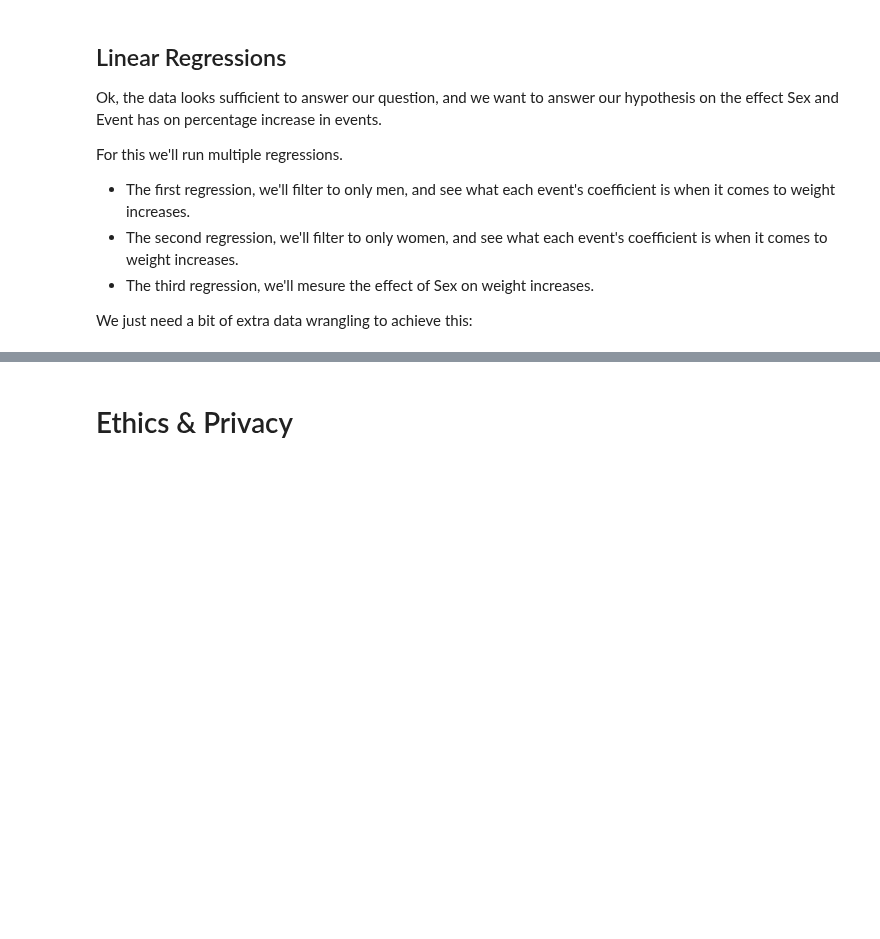
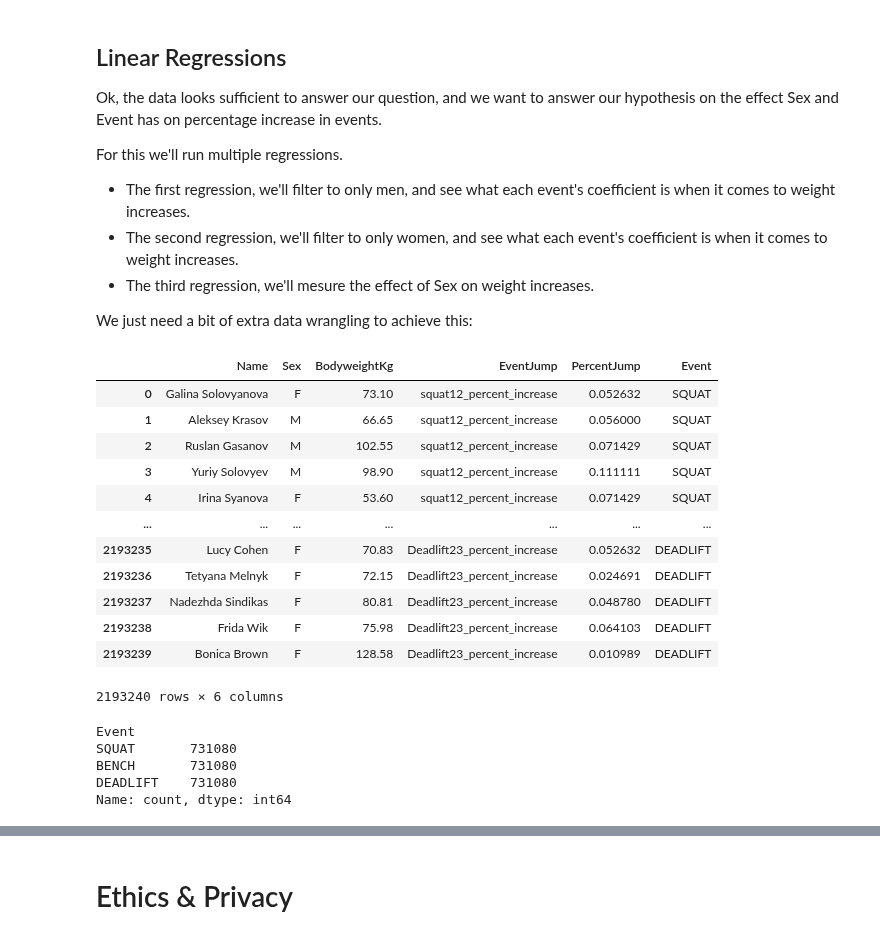
Before and after one commit to COGS108/Group035_WI24, a Jupyter notebook: EDACheckpoint_Group035_WI24.ipynb, the cells around one changed output, grey strips where cells are left out. Saved outputs shown, nothing was run; the diff lists cells and outputs as text; code cells hidden in the pictures; blank space fills up the shorter version.

Commit message:
regression tinkering

```diff
--- a/EDACheckpoint_Group035_WI24.ipynb
+++ b/EDACheckpoint_Group035_WI24.ipynb
@@ -575,3 +595,38 @@ For this we'll run multiple regressions.
 - The third regression, we'll mesure the effect of Sex on weight increases.
 
 We just need a bit of extra data wrangling to achieve this:
+# %%
+def retrieveEventFromJumpLabel(jump_label):
+    if "squat" in jump_label:
+        return "SQUAT"
+    elif "Deadlift" in jump_label:
+        return "DEADLIFT"
+    elif "bench" in jump_label:
+        return "BENCH"
+# %%
+regression_df = pd.melt(df, id_vars=["Name","Sex","BodyweightKg"], value_vars=LIFT_INCREASE_COLUMNS, var_name='EventJump', value_name='PercentJump')
+regression_df['Event'] = regression_df["EventJump"].apply(retrieveEventFromJumpLabel)
+
+regression_df
+# %% [output]
+|  | Name | Sex | BodyweightKg | EventJump | PercentJump | Event |
+| 0 | Galina Solovyanova | F | 73.10 | squat12_percent_increase | 0.052632 | SQUAT |
+| 1 | Aleksey Krasov | M | 66.65 | squat12_percent_increase | 0.056000 | SQUAT |
+| 2 | Ruslan Gasanov | M | 102.55 | squat12_percent_increase | 0.071429 | SQUAT |
+| 3 | Yuriy Solovyev | M | 98.90 | squat12_percent_increase | 0.111111 | SQUAT |
+| 4 | Irina Syanova | F | 53.60 | squat12_percent_increase | 0.071429 | SQUAT |
+| ... | ... | ... | ... | ... | ... | ... |
+| 2193235 | Lucy Cohen | F | 70.83 | Deadlift23_percent_increase | 0.052632 | DEADLIFT |
+| 2193236 | Tetyana Melnyk | F | 72.15 | Deadlift23_percent_increase | 0.024691 | DEADLIFT |
+| 2193237 | Nadezhda Sindikas | F | 80.81 | Deadlift23_percent_increase | 0.048780 | DEADLIFT |
+| 2193238 | Frida Wik | F | 75.98 | Deadlift23_percent_increase | 0.064103 | DEADLIFT |
+| 2193239 | Bonica Brown | F | 128.58 | Deadlift23_percent_increase | 0.010989 | DEADLIFT |
+2193240 rows × 6 columns
+# %%
+regression_df['Event'].value_counts()
+# %% [output]
+Event
+SQUAT       731080
+BENCH       731080
+DEADLIFT    731080
+Name: count, dtype: int64
```
Also changed, not shown: parts of 8 cells of this notebook.
